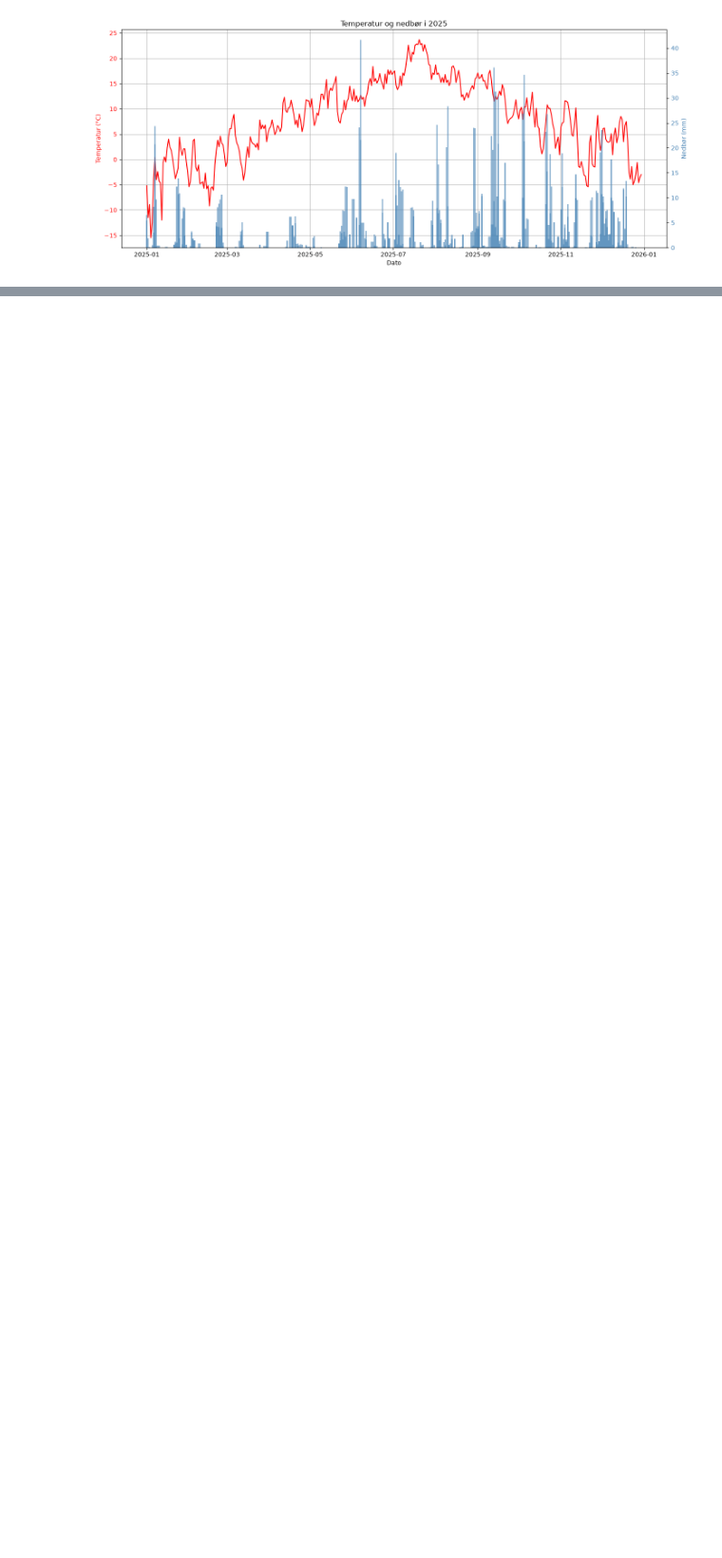
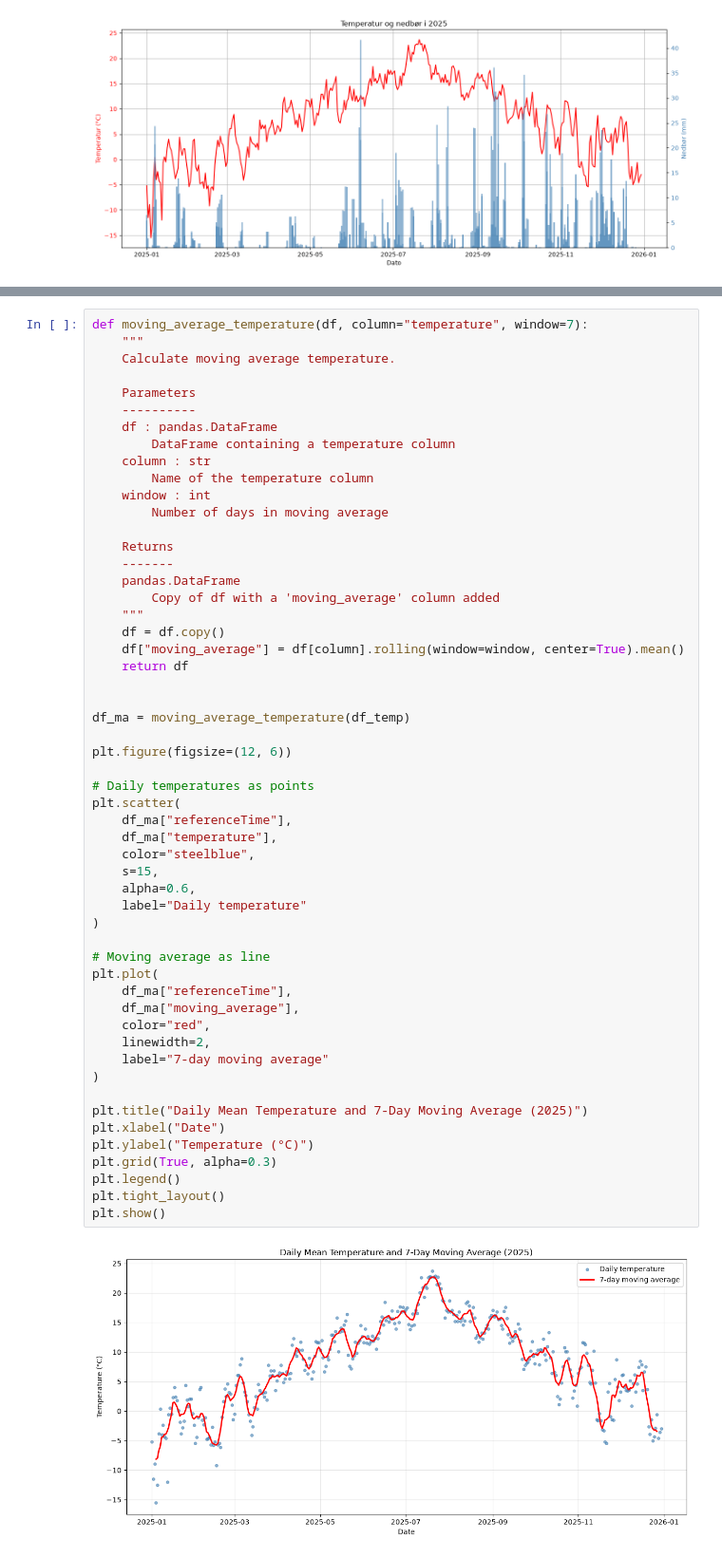
Before and after one commit to madhel310/Deliverable_1, a Jupyter notebook: Deliverable_1.ipynb, the cells around one changed output, grey strips where cells are left out. Shown at 95% size. Drawn from its saved outputs; the diff is of its cells as text; blank space fills up the shorter version.

```diff
--- a/Deliverable_1.ipynb
+++ b/Deliverable_1.ipynb
@@ -222,0 +489,56 @@ plt.show()
+# %%
+def moving_average_temperature(df, column="temperature", window=7):
+    """
+    Calculate moving average temperature.
+
+    Parameters
+    ----------
+    df : pandas.DataFrame
+        DataFrame containing a temperature column
+    column : str
+        Name of the temperature column
+    window : int
+        Number of days in moving average
+
+    Returns
+    -------
+    pandas.DataFrame
+        Copy of df with a 'moving_average' column added
+    """
+    df = df.copy()
+    df["moving_average"] = df[column].rolling(window=window, center=True).mean()
+    return df
+
+
+df_ma = moving_average_temperature(df_temp)
+
+plt.figure(figsize=(12, 6))
+
+# Daily temperatures as points
+plt.scatter(
+    df_ma["referenceTime"],
+    df_ma["temperature"],
+    color="steelblue",
+    s=15,
+    alpha=0.6,
+    label="Daily temperature"
+)
+
+# Moving average as line
+plt.plot(
+    df_ma["referenceTime"],
+    df_ma["moving_average"],
+    color="red",
+    linewidth=2,
+    label="7-day moving average"
+)
+
+plt.title("Daily Mean Temperature and 7-Day Moving Average (2025)")
+plt.xlabel("Date")
+plt.ylabel("Temperature (°C)")
+plt.grid(True, alpha=0.3)
+plt.legend()
+plt.tight_layout()
+plt.show()
+# %% [output]
+[figure, added]
```
Also changed, not shown: parts of 7 cells of this notebook, 1 other file.
